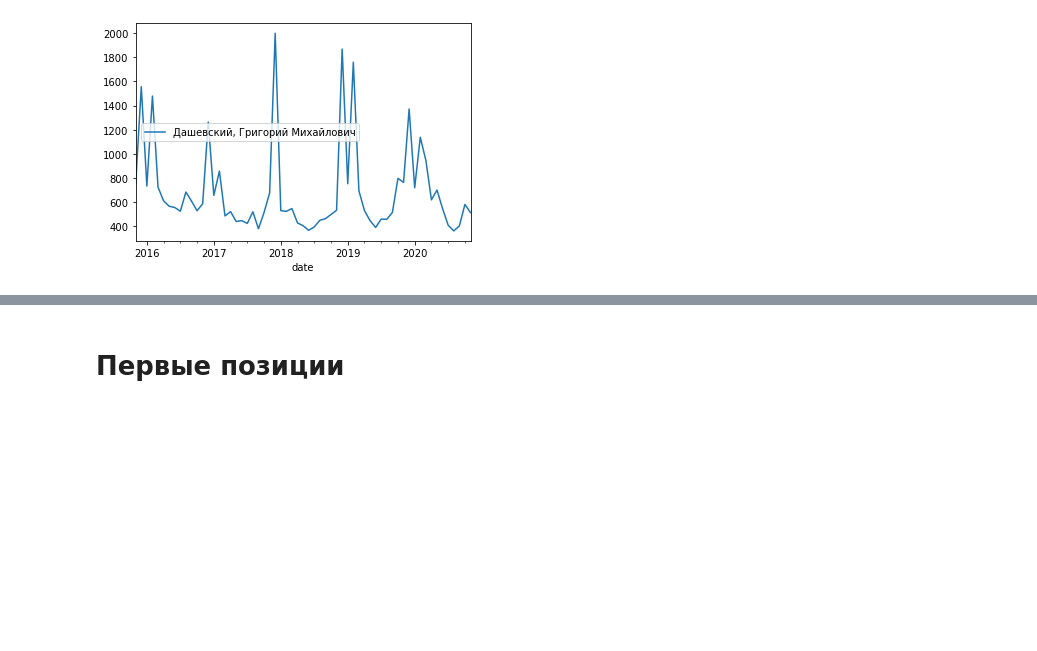
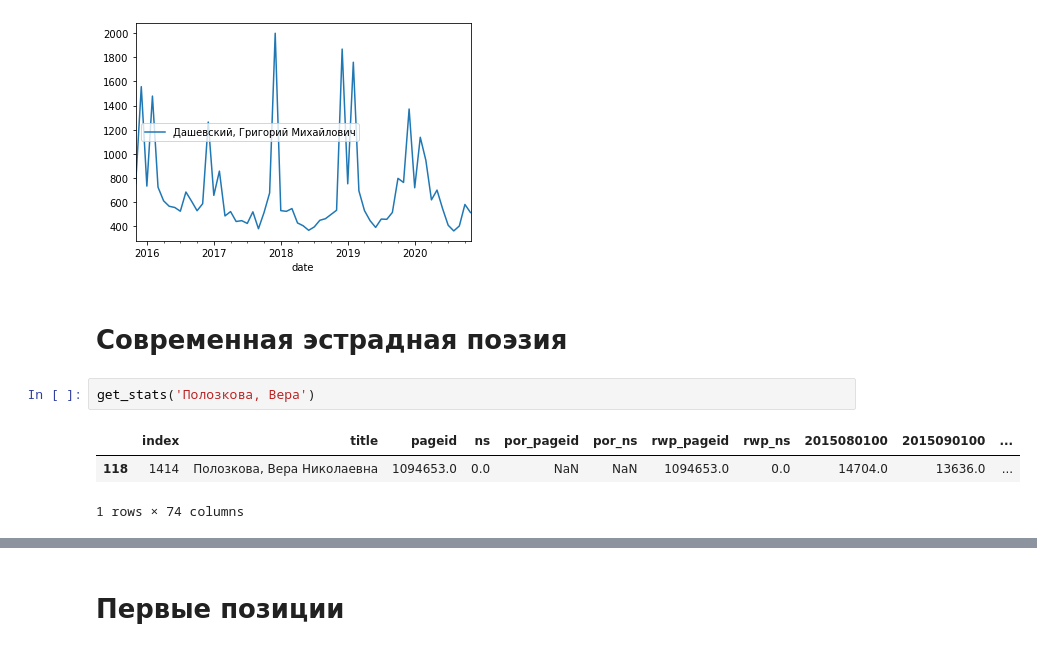
Before and after one commit to agbragin/russian-poetry-wikipedia-stats, a Jupyter notebook: 05-analysis.ipynb, the cells around one changed output, grey strips where cells are left out. Cells and saved outputs as stored; diff of their text form; blank space fills up the shorter version.

```diff
--- a/05-analysis.ipynb
+++ b/05-analysis.ipynb
@@ -711,3 +711,11 @@ get_stats('Дашевский, Григорий Михайлович')
 plot_visits('Дашевский, Григорий Михайлович')
 # %% [output]
 [figure]
+# %% [markdown]
+# Современная эстрадная поэзия
+# %%
+get_stats('Полозкова, Вера')
+# %% [output]
+|  | index | title | pageid | ns | por_pageid | por_ns | rwp_pageid | rwp_ns | 2015080100 | 2015090100 | ... |
+| 118 | 1414 | Полозкова, Вера Николаевна | 1094653.0 | 0.0 | NaN | NaN | 1094653.0 | 0.0 | 14704.0 | 13636.0 | ... |
+1 rows × 74 columns
```
Also changed, not shown: parts of 3 cells of this notebook.
